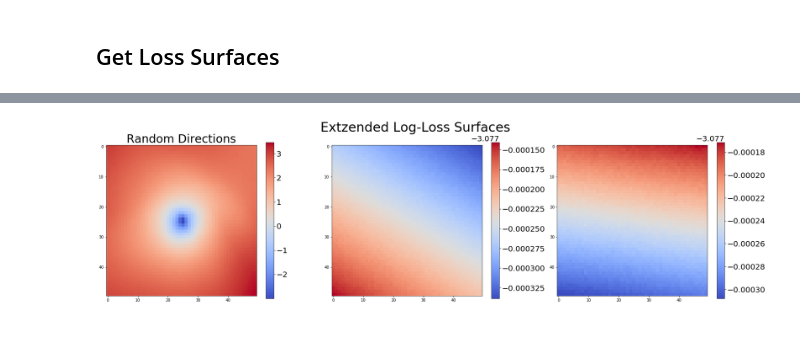
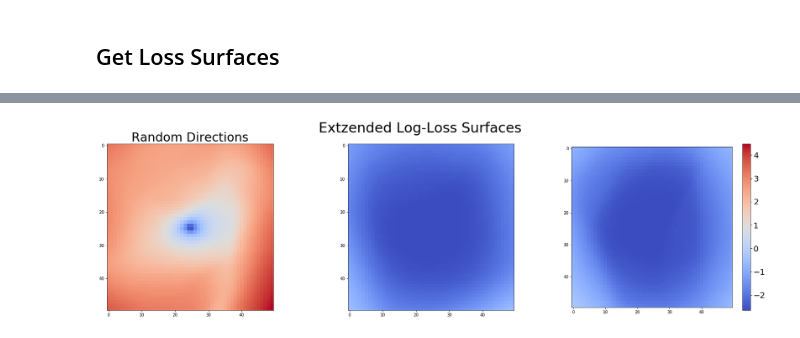
Before and after one commit to g-benton/hessian-eff-dim, a Jupyter notebook: Notebooks/two_spirals.ipynb, the cells around one changed output, grey strips where cells are left out. Saved outputs shown, nothing was run; the diff lists cells and outputs as text; code cells hidden in the pictures.

```diff
--- a/Notebooks/two_spirals.ipynb
+++ b/Notebooks/two_spirals.ipynb
@@ -280,11 +280,11 @@ NameError: name 'high_loss_surface' is not defined
 # %%
-nvec = 1000
+n_vec = 1000
 basis = e_vec[:, -n_vec:]
-low_loss_surface = loss_surfaces.get_loss_surface(basis, optimus.net.cuda(),
+low_loss_surface = loss_surfaces.get_loss_surface(basis, model,
                                              train_x, train_y,
                                              loss=torch.nn.BCEWithLogitsLoss(),
                                              rng=1., n_pts=50, scale=1.,
-                                             use_cuda=True)
+                                             use_cuda=False)
 # %%
 plt.imshow(low_loss_surface.log().detach(), cmap="coolwarm")
 plt.colorbar()
@@ -294,47 +294,50 @@ plt.colorbar()
 # %%
-nvec = 1750
+nvec = 1500
 basis = e_vec
-ls1 = loss_surfaces.get_loss_surface(basis, optimus.net.cuda(),
+ls1 = loss_surfaces.get_loss_surface(basis, model,
                                              train_x, train_y,
                                              loss=torch.nn.BCEWithLogitsLoss(),
-                                             rng=10., n_pts=50, scale=1.,
-                                             use_cuda=True)
+                                             rng=10., n_pts=50, scale=2.,
+                                             use_cuda=False)
 # %%
 basis = e_vec[:, -n_vec:]
-ls2 = loss_surfaces.get_loss_surface(basis, optimus.net.cuda(),
+ls2 = loss_surfaces.get_loss_surface(basis, model,
                                              train_x, train_y,
                                              loss=torch.nn.BCEWithLogitsLoss(),
-                                             rng=10., n_pts=50, scale=1.,
-                                             use_cuda=True)
-ls3 = loss_surfaces.get_loss_surface(basis, optimus.net.cuda(),
+                                             rng=10., n_pts=50, scale=2.,
+                                             use_cuda=False)
+ls3 = loss_surfaces.get_loss_surface(basis, model,
                                              train_x, train_y,
                                              loss=torch.nn.BCEWithLogitsLoss(),
-                                             rng=10., n_pts=50, scale=1.,
-                                             use_cuda=True)
+                                             rng=10., n_pts=50, scale=2.,
+                                             use_cuda=False)
+# %%
+ymin = torch.min(torch.cat((ls1, ls2, ls3))).log()
+ymax = torch.max(torch.cat((ls1, ls2, ls3))).log()
 # %%
 fig, ax = plt.subplots(1, 3, figsize=(30, 7.5))
-im = ax[0].imshow(ls1.log().detach(), cmap='coolwarm')
-cbar=fig.colorbar(im, ax=ax[0])
+im = ax[0].imshow(ls1.log().detach(), cmap='coolwarm', vmin=ymin, vmax=ymax)
+# cbar=fig.colorbar(im, ax=ax[0])
 cbar.ax.tick_params(labelsize=20)
 cbar.ax.yaxis.offsetText.set(size=20)
 ax[0].set_title("Random Directions",
                fontsize=30)
 
-im = ax[1].imshow(ls2.log().detach(), cmap='coolwarm')
-cbar=fig.colorbar(im, ax=ax[1])
-cbar.ax.tick_params(labelsize=20)
-cbar.ax.yaxis.offsetText.set(size=20)
+im = ax[1].imshow(ls2.log().detach(), cmap='coolwarm', vmin=ymin, vmax=ymax)
+# cbar=fig.colorbar(im, ax=ax[1])
+# cbar.ax.tick_params(labelsize=20)
+# cbar.ax.yaxis.offsetText.set(size=20)
 # ax[1].set_title("Top Eigenvectors",
 #                fontsize=24)
 
-im = ax[2].imshow(ls3.log().detach(), cmap='coolwarm')
+im = ax[2].imshow(ls3.log().detach(), cmap='coolwarm', vmin=ymin, vmax=ymax)
 cbar=fig.colorbar(im, ax=ax[2])
 cbar.ax.tick_params(labelsize=20)
 cbar.ax.yaxis.offsetText.set(size=20)
 # ax[2].set_title("Bottom Eigenvectors",
 #                fontsize=24);
 fig.suptitle("Extzended Log-Loss Surfaces", fontsize=34)
 plt.savefig("./ext-loss-surface.pdf", bbox_inches="tight")
 plt.show()
 # %% [output]
-[figure, old version]
+[figure, new version]
```
Also changed, not shown: parts of 55 cells of this notebook, 7 other files.
